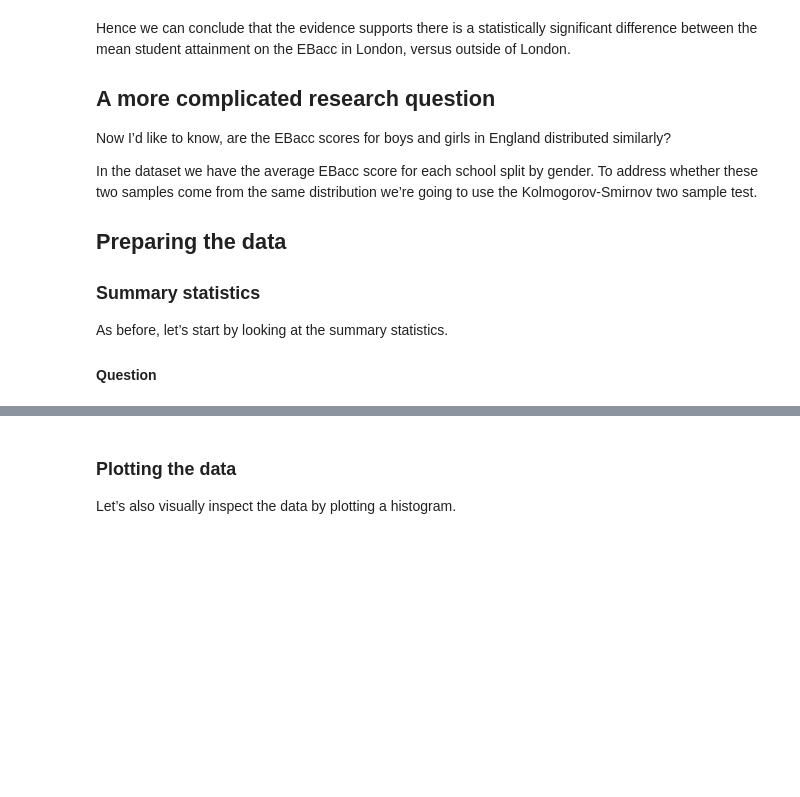
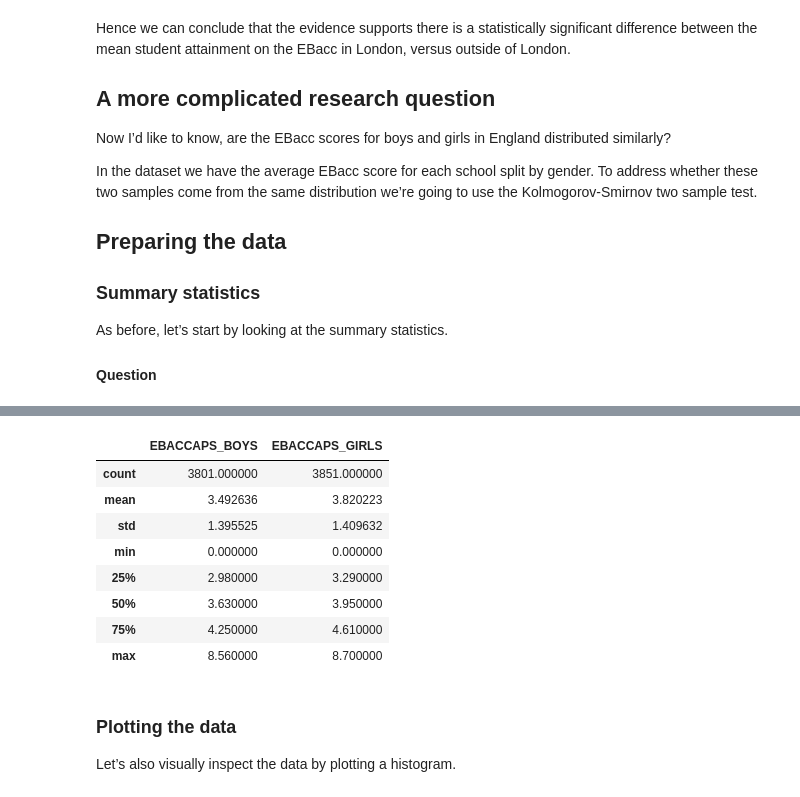
Before and after one commit to Tbtaaa/QM, a Jupyter notebook: week3/week3_practical.ipynb, the cells around one changed output, grey strips where cells are left out. Cells and saved outputs as stored; diff of their text form; code cells hidden in the pictures; blank space fills up the shorter version.

```diff
--- a/week3/week3_practical.ipynb
+++ b/week3/week3_practical.ipynb
@@ -251,3 +305,15 @@ df[[??]].??
+# %%
+df[['EBACCAPS_BOYS', 'EBACCAPS_GIRLS']].describe()
+# %% [output]
+|  | EBACCAPS_BOYS | EBACCAPS_GIRLS |
+| count | 3801.000000 | 3851.000000 |
+| mean | 3.492636 | 3.820223 |
+| std | 1.395525 | 1.409632 |
+| min | 0.000000 | 0.000000 |
+| 25% | 2.980000 | 3.290000 |
+| 50% | 3.630000 | 3.950000 |
+| 75% | 4.250000 | 4.610000 |
+| max | 8.560000 | 8.700000 |
 # %% [markdown]
 ### Plotting the data
 
```
Also changed, not shown: parts of 13 cells of this notebook, 3 other files.
